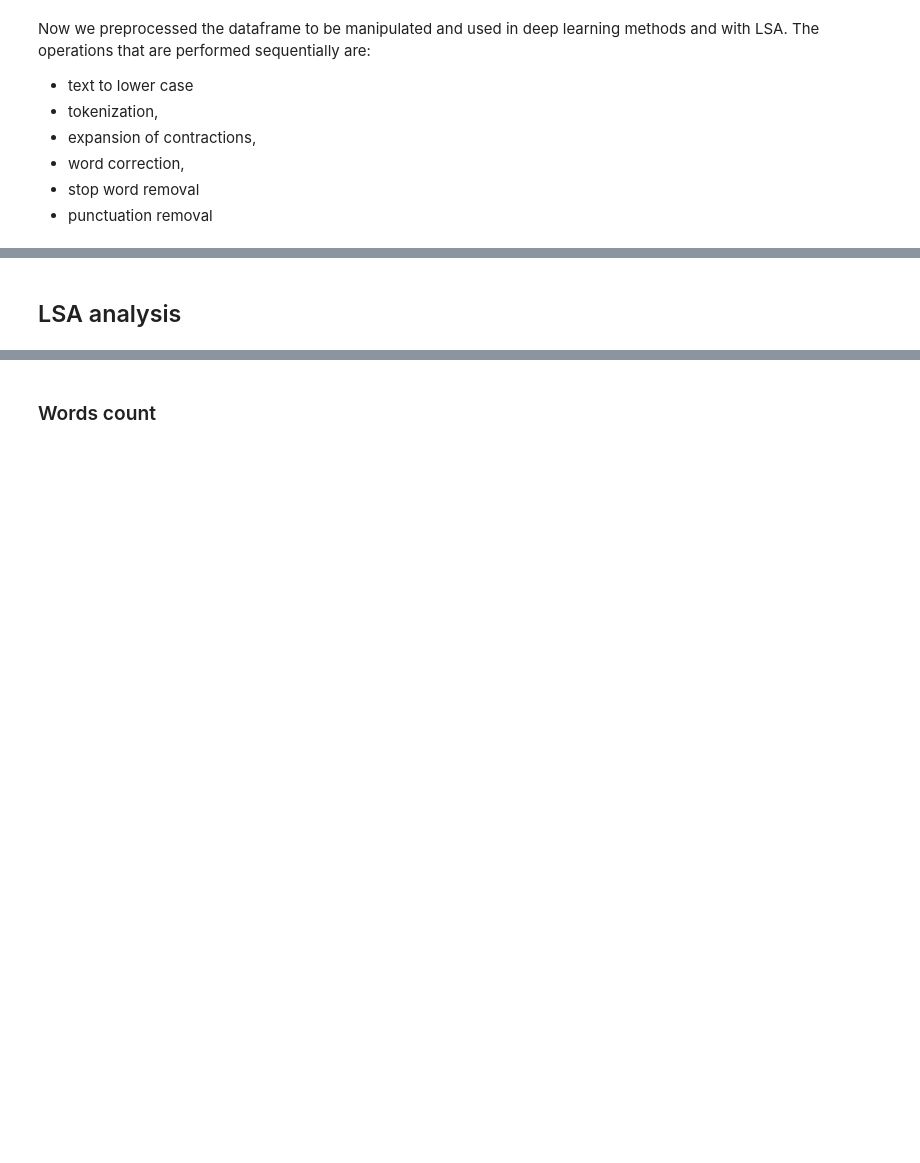
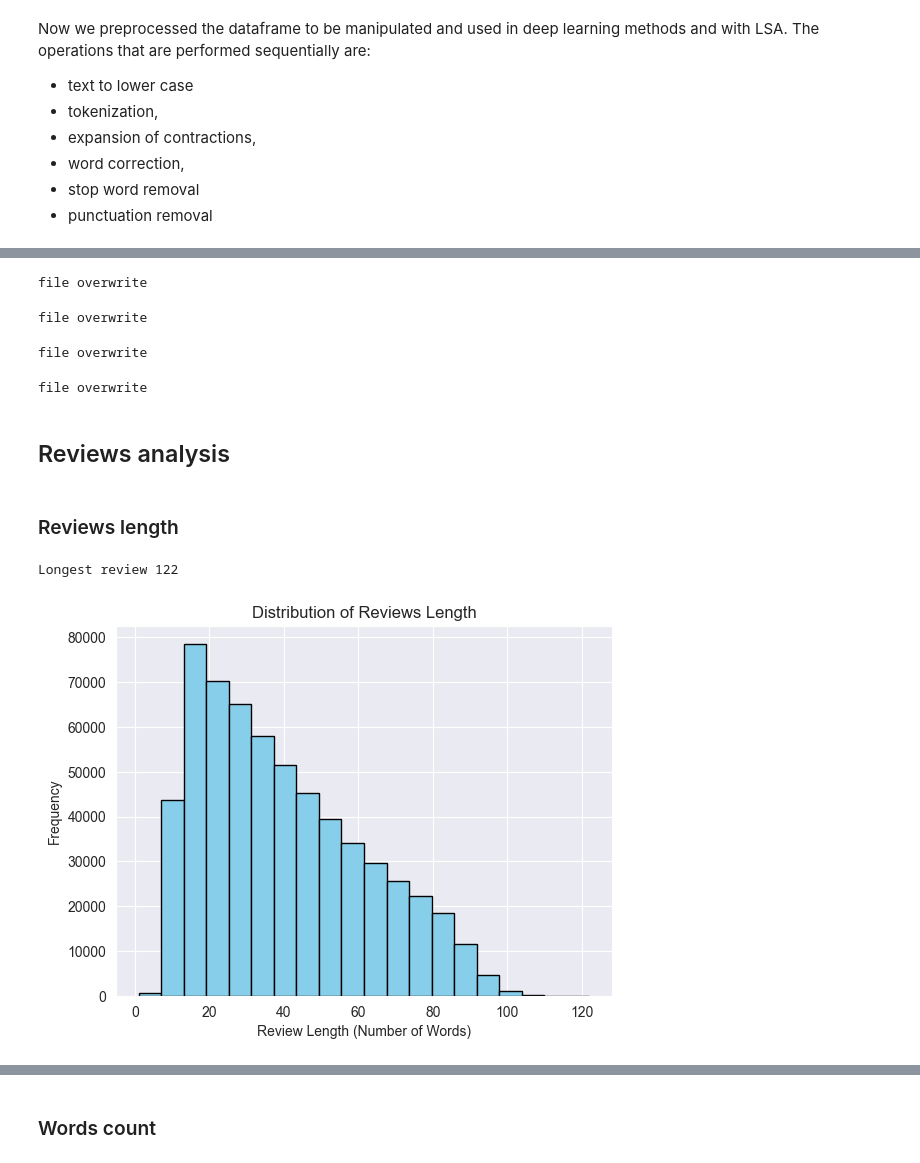
Before and after one commit to Lorenzo-Gardini/TextMining, a Jupyter notebook: project_notebook.ipynb, the cells around one changed output, grey strips where cells are left out. Saved outputs shown, nothing was run; the diff lists cells and outputs as text; code cells hidden in the pictures; blank space fills up the shorter version.

```diff
--- a/project_notebook.ipynb
+++ b/project_notebook.ipynb
@@ -812,2 +936,42 @@ file saved
+# %%
+dataset = load_csv(ONLY_ENGLISH_600K)
+dataset['text'] = SentencesPreprocessor().preprocess(dataset['text'])
+save_csv(dataset, PREPROCESSED_DATASET_600K)
+
+dataset = load_csv(ONLY_ENGLISH_600K)
+dataset['text'] = SentencesPreprocessor(stemming=True).preprocess(dataset['text'])
+save_csv(dataset, PREPROCESSED_DATASET_600K_STEMMING)
+
+dataset = load_csv(ONLY_ENGLISH_600K)
+dataset['text'] = SentencesPreprocessor(lemming=True).preprocess(dataset['text'])
+save_csv(dataset, PREPROCESSED_DATASET_600K_LEMMING)
+# %% [output]
+file overwrite
+file overwrite
+file overwrite
+# %%
+save_csv(dataset, PREPROCESSED_DATASET_600K)
+#save_csv(dataset, PREPROCESSED_DATASET_600K_STEMMING)
+#save_csv(dataset, PREPROCESSED_DATASET_600K_LEMMING)
+# %% [output]
+file overwrite
+# %%
+reviews = dataset['text'].astype(str)
+sentiments = dataset['sentiment']
 # %% [markdown]
-## LSA analysis
+## Reviews analysis
+# %% [markdown]
+### Reviews length
+# %%
+print(f"Longest review {reviews.str.split().apply(len).max()}")
+# %% [output]
+Longest review 122
+# %%
+review_lengths = [len(review.split()) for review in reviews]
+plt.hist(review_lengths, bins=20, color='skyblue', edgecolor='black')
+plt.xlabel('Review Length (Number of Words)')
+plt.ylabel('Frequency')
+plt.title('Distribution of Reviews Length')
+plt.show()
+# %% [output]
+[figure, added]
```
Also changed, not shown: parts of 183 cells of this notebook, 1 other file.
